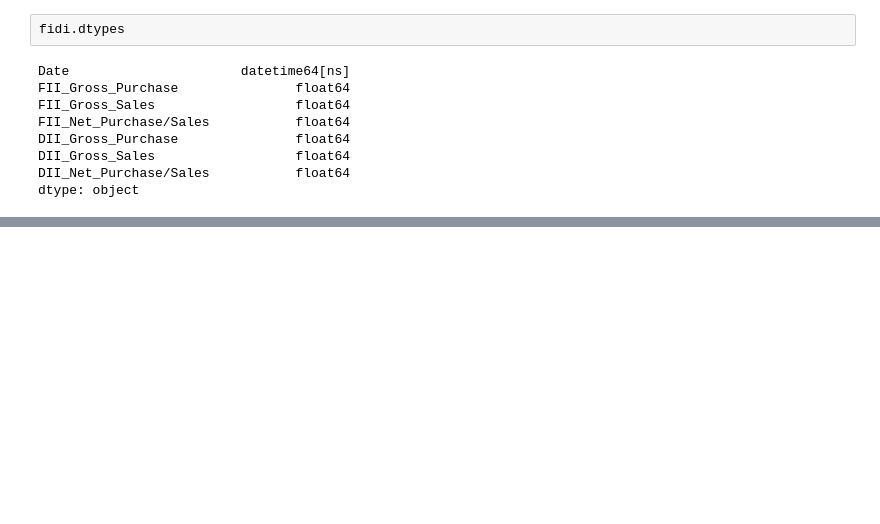
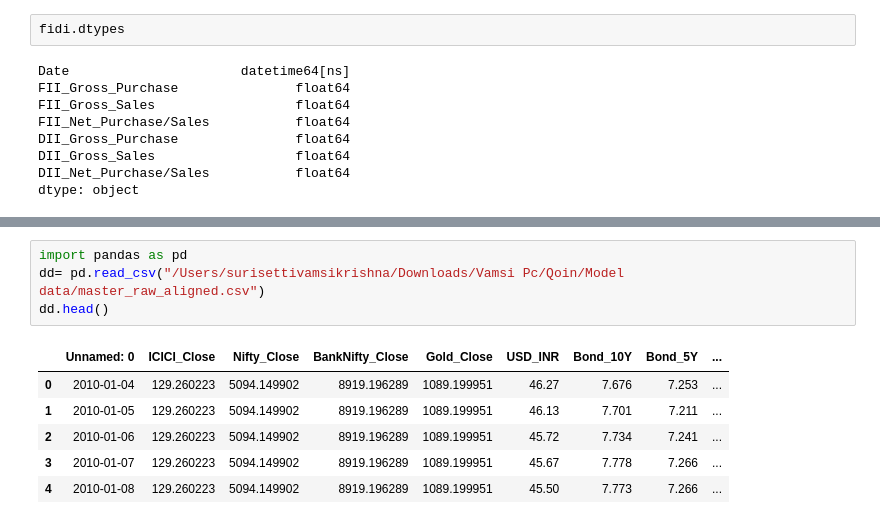
Before and after one commit to Vamsi-Krishna-24/Qoin, a Jupyter notebook: data_pulling_Jupytrnbs/data_handling/exploring.ipynb, the cells around one changed output, grey strips where cells are left out. Saved outputs shown, nothing was run; the diff lists cells and outputs as text; blank space fills up the shorter version.

```diff
--- a/data_pulling_Jupytrnbs/data_handling/exploring.ipynb
+++ b/data_pulling_Jupytrnbs/data_handling/exploring.ipynb
@@ -259,0 +354,11 @@ FileNotFoundError: [Errno 2] No such file or directory: '/Users/surisettivamsikr
+# %%
+import pandas as pd
+dd= pd.read_csv("/Users/surisettivamsikrishna/Downloads/Vamsi Pc/Qoin/Model data/master_raw_aligned.csv")
+dd.head()
+# %% [output]
+|  | Unnamed: 0 | ICICI_Close | Nifty_Close | BankNifty_Close | Gold_Close | USD_INR | Bond_10Y | Bond_5Y | ... |
+| 0 | 2010-01-04 | 129.260223 | 5094.149902 | 8919.196289 | 1089.199951 | 46.27 | 7.676 | 7.253 | ... |
+| 1 | 2010-01-05 | 129.260223 | 5094.149902 | 8919.196289 | 1089.199951 | 46.13 | 7.701 | 7.211 | ... |
+| 2 | 2010-01-06 | 129.260223 | 5094.149902 | 8919.196289 | 1089.199951 | 45.72 | 7.734 | 7.241 | ... |
+| 3 | 2010-01-07 | 129.260223 | 5094.149902 | 8919.196289 | 1089.199951 | 45.67 | 7.778 | 7.266 | ... |
+| 4 | 2010-01-08 | 129.260223 | 5094.149902 | 8919.196289 | 1089.199951 | 45.50 | 7.773 | 7.266 | ... |
```
Also changed, not shown: parts of 3 cells of this notebook, 18 other files.
